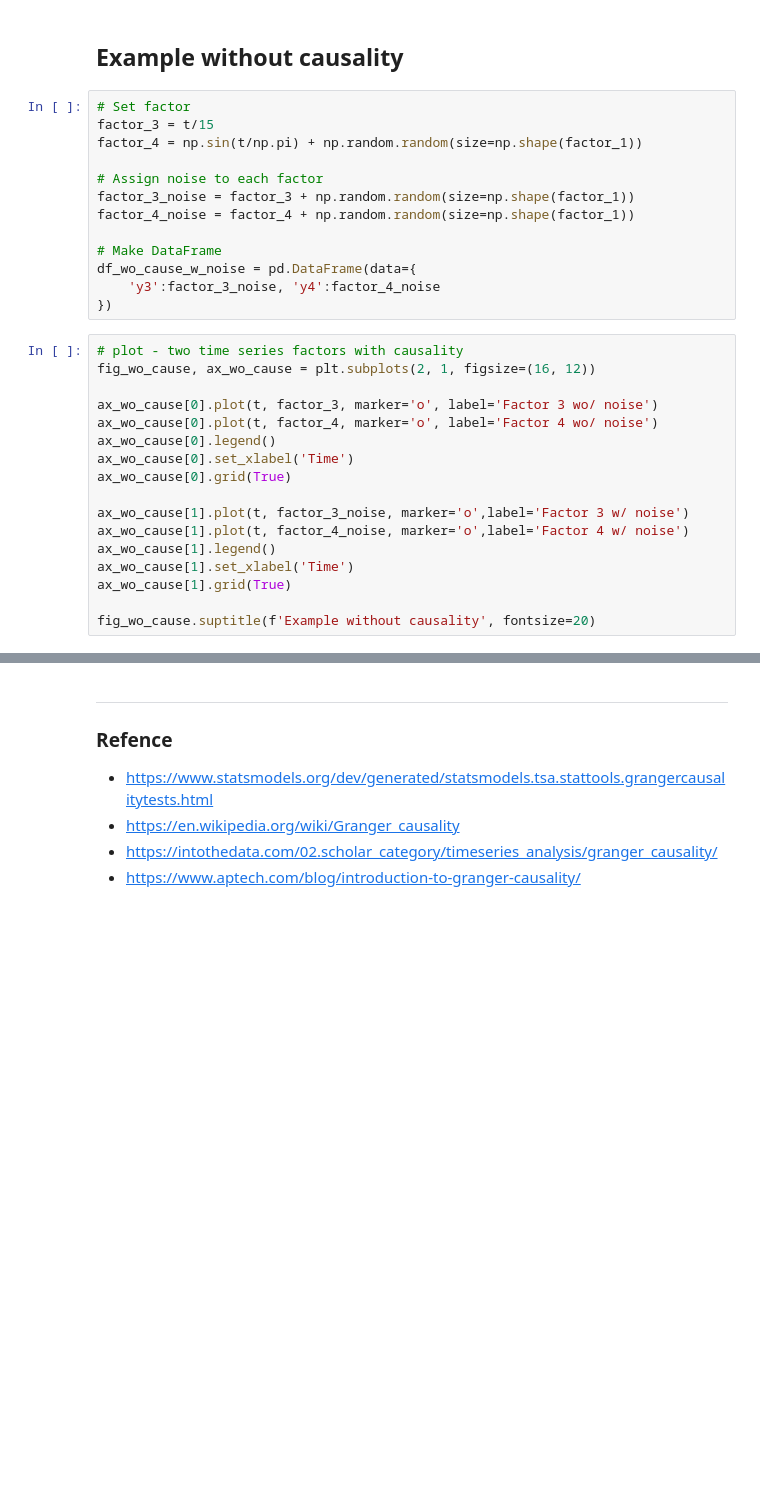
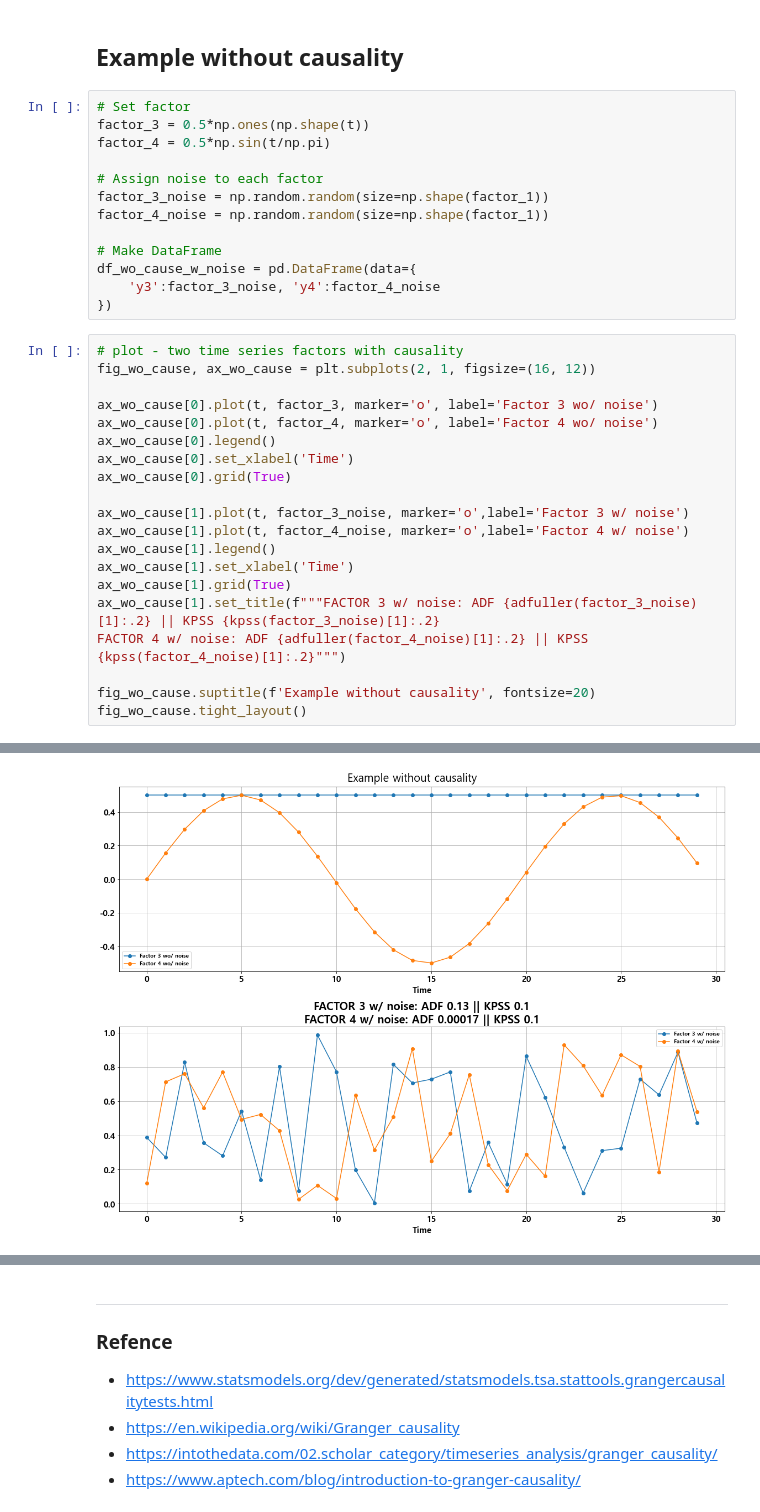
Before and after one commit to kdg1993/krx_project, a Jupyter notebook: granger_causality_tuto.ipynb, the cells around one changed output, grey strips where cells are left out. Drawn from its saved outputs; the diff is of its cells as text; blank space fills up the shorter version.

```diff
--- a/granger_causality_tuto.ipynb
+++ b/granger_causality_tuto.ipynb
@@ -172,12 +232,12 @@ ax_w_cause_heat.set_ylabel('Statistical-significance', fontsize=15)
 ## Example without causality
 # %%
 # Set factor
-factor_3 = t/15
-factor_4 = np.sin(t/np.pi) + np.random.random(size=np.shape(factor_1))
+factor_3 = 0.5*np.ones(np.shape(t))
+factor_4 = 0.5*np.sin(t/np.pi)
 
 # Assign noise to each factor
-factor_3_noise = factor_3 + np.random.random(size=np.shape(factor_1))
-factor_4_noise = factor_4 + np.random.random(size=np.shape(factor_1))
+factor_3_noise = np.random.random(size=np.shape(factor_1))
+factor_4_noise = np.random.random(size=np.shape(factor_1))
 
 # Make DataFrame
 df_wo_cause_w_noise = pd.DataFrame(data={
@@ -198,5 +258,9 @@ ax_wo_cause[1].plot(t, factor_4_noise, marker='o',label='Factor 4 w/ noise')
 ax_wo_cause[1].legend()
 ax_wo_cause[1].set_xlabel('Time')
 ax_wo_cause[1].grid(True)
+ax_wo_cause[1].set_title(f"""FACTOR 3 w/ noise: ADF {adfuller(factor_3_noise)[1]:.2} || KPSS {kpss(factor_3_noise)[1]:.2}
+FACTOR 4 w/ noise: ADF {adfuller(factor_4_noise)[1]:.2} || KPSS {kpss(factor_4_noise)[1]:.2}""")
 
 fig_wo_cause.suptitle(f'Example without causality', fontsize=20)
+fig_wo_cause.tight_layout()
+# %% [output]
@@ -203,3 +273,4 @@ fig_wo_cause.suptitle(f'Example without causality', fontsize=20)
+[figure, added]
 # %%
 # Test the Granger causality y3->y4
 max_lag = 8
```
Also changed, not shown: parts of 12 cells of this notebook.
